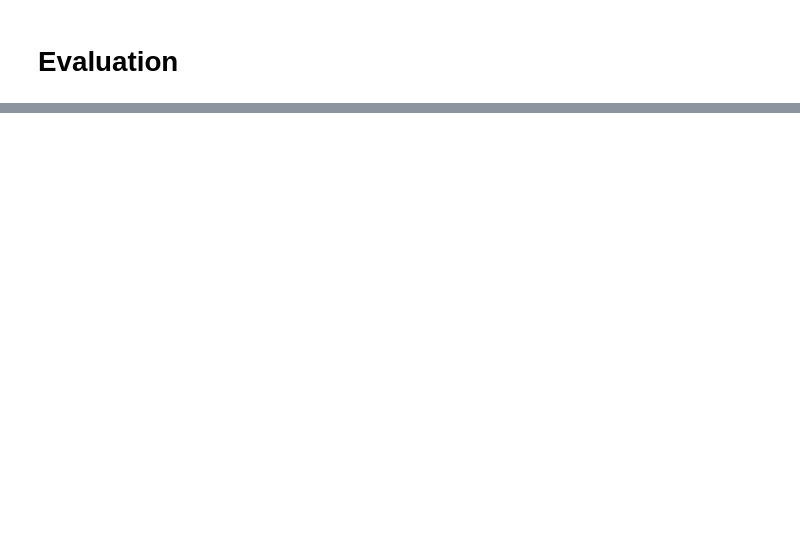
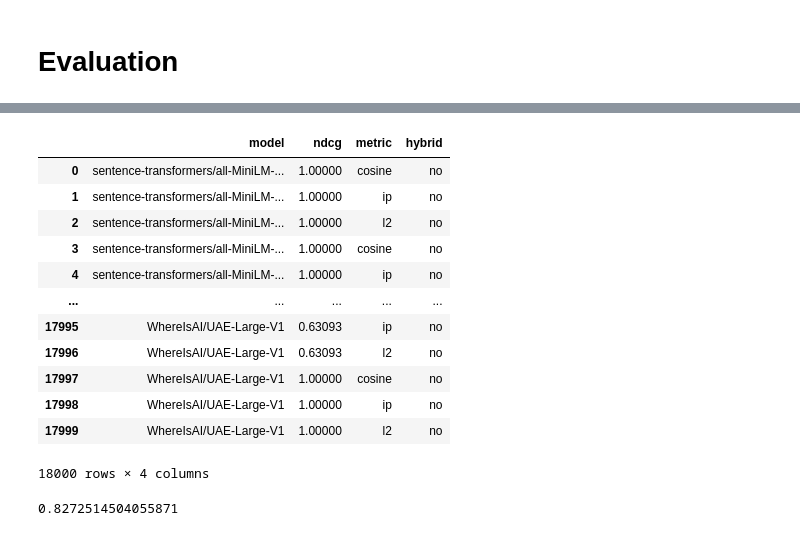
Before and after one commit to CKeibel/FHSWF-Datenanalyse-im-Unternehmen, a Jupyter notebook: code/RAG Pipeline.ipynb, the cells around one changed output, grey strips where cells are left out. Drawn from its saved outputs; the diff is of its cells as text; code cells hidden in the pictures; blank space fills up the shorter version.

```diff
--- a/code/RAG Pipeline.ipynb
+++ b/code/RAG Pipeline.ipynb
@@ -148,0 +169,16 @@ bleu = evaluate.load("bleu") # https://huggingface.co/spaces/evaluate-metric/ble
+# %%
+pd.DataFrame(retriever_results)
+# %% [output]
+|  | model | ndcg | metric | hybrid |
+| 0 | sentence-transformers/all-MiniLM-... | 1.00000 | cosine | no |
+| 1 | sentence-transformers/all-MiniLM-... | 1.00000 | ip | no |
+| 2 | sentence-transformers/all-MiniLM-... | 1.00000 | l2 | no |
+| 3 | sentence-transformers/all-MiniLM-... | 1.00000 | cosine | no |
+| 4 | sentence-transformers/all-MiniLM-... | 1.00000 | ip | no |
+| ... | ... | ... | ... | ... |
+| 17995 | WhereIsAI/UAE-Large-V1 | 0.63093 | ip | no |
+| 17996 | WhereIsAI/UAE-Large-V1 | 0.63093 | l2 | no |
+| 17997 | WhereIsAI/UAE-Large-V1 | 1.00000 | cosine | no |
+| 17998 | WhereIsAI/UAE-Large-V1 | 1.00000 | ip | no |
+| 17999 | WhereIsAI/UAE-Large-V1 | 1.00000 | l2 | no |
+18000 rows × 4 columns
@@ -148,0 +189,4 @@ bleu = evaluate.load("bleu") # https://huggingface.co/spaces/evaluate-metric/ble
+# %%
+df[df["model"]=="sentence-transformers/all-MiniLM-L6-v2"]["ndcg"].mean()
+# %% [output]
+0.8272514504055871
```
Also changed, not shown: parts of 10 cells of this notebook.
